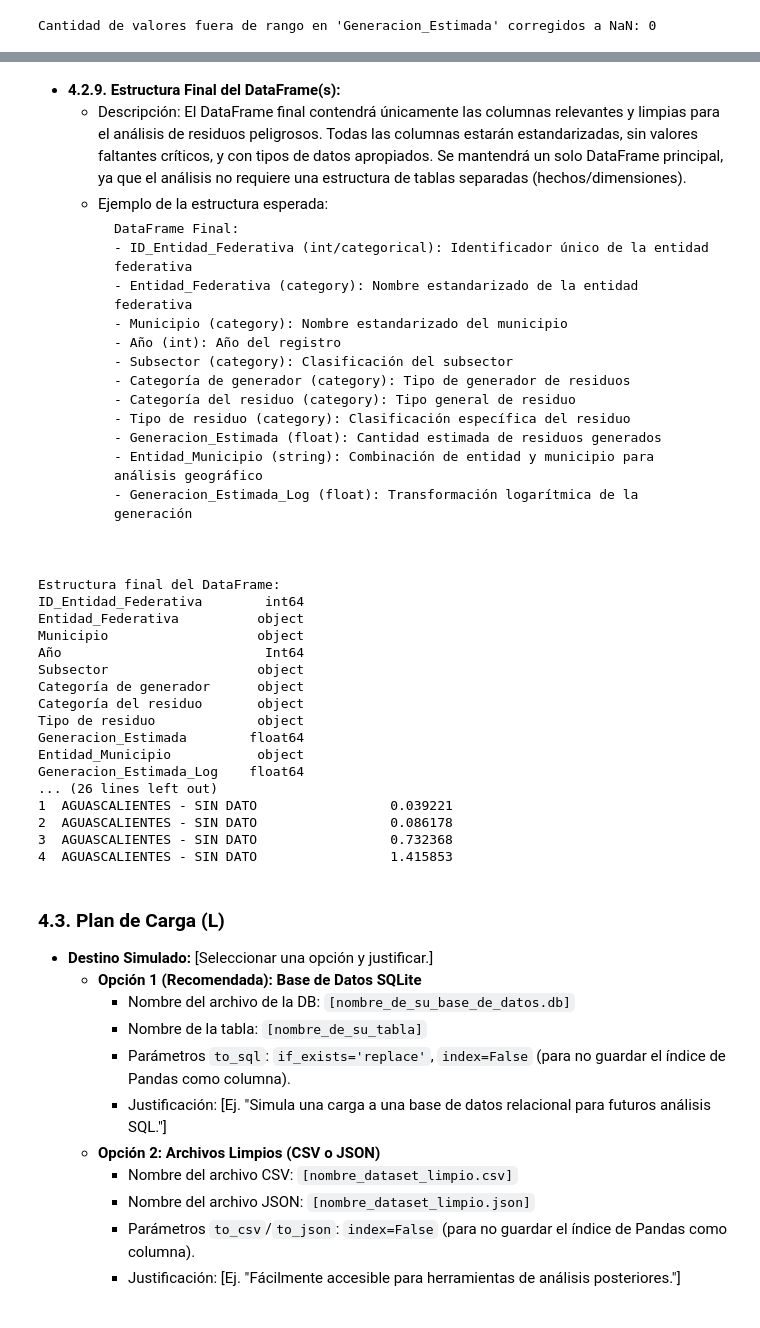
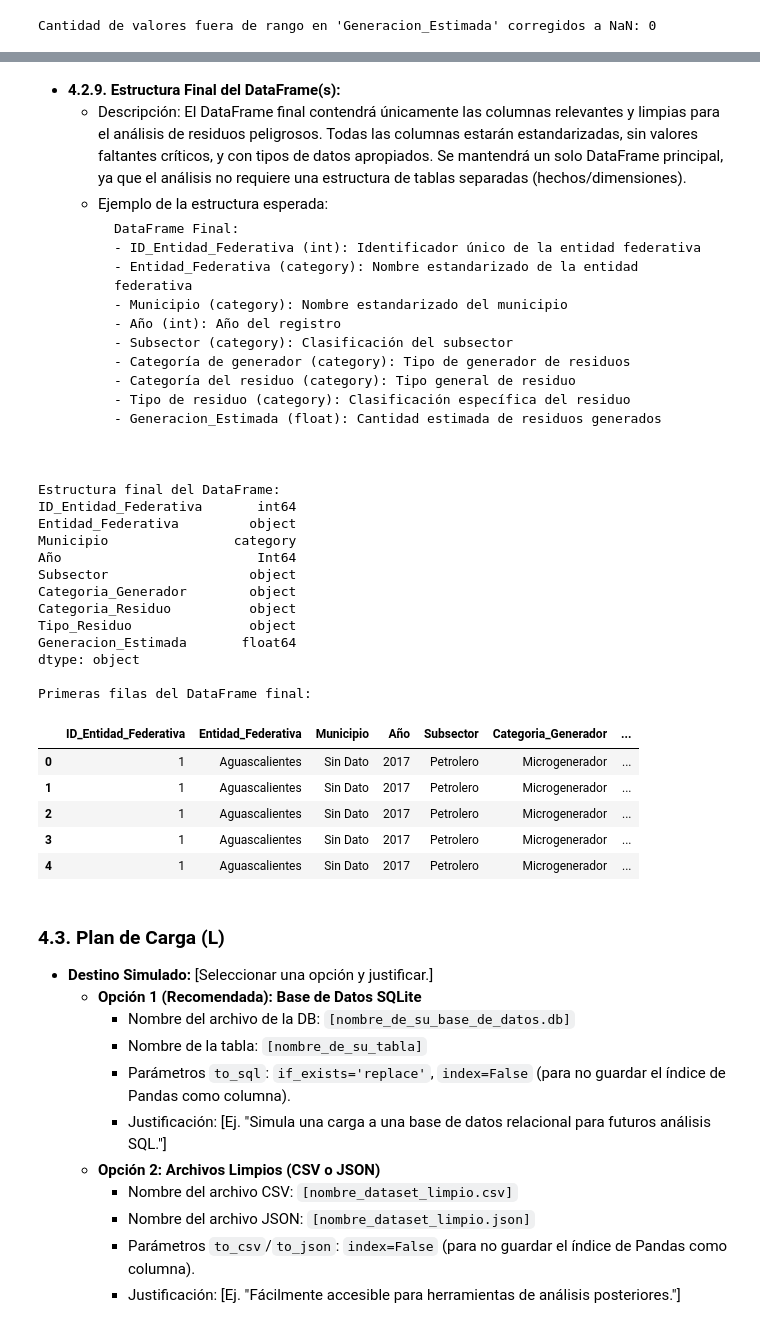
Before and after one commit to JonthanAyala/ETL_ProyectoIntegrador_Tucanes2, a Jupyter notebook: Integradora.ipynb, the cells around one changed output, grey strips where cells are left out. Saved outputs shown, nothing was run; the diff lists cells and outputs as text; code cells hidden in the pictures.

````diff
--- a/Integradora.ipynb
+++ b/Integradora.ipynb
@@ -231,0 +212,3 @@ Esta es la fase más crítica. Aquí detallamos las acciones que se tomarán par
+# %%
+# Crear una copia del DataFrame original para evitar modificarlo directamente
+df_copy = df_original.copy()
@@ -374,11 +356,11 @@ Valores únicos de Entidad_Federativa después de limpieza:
         * Justificación: Similar a la anterior, para no perder información relevante y facilitar el análisis.
 # %%
 # Manejo de valores faltantes
-df_final['Subsector'] = df_final['Subsector'].fillna('DESCONOCIDO')
-df_final['Categoría del residuo'] = df_final['Categoría del residuo'].fillna('NO ESPECIFICADO')
-df_final['Tipo de residuo'] = df_final['Tipo de residuo'].fillna('NO ESPECIFICADO')
+df_copy['Subsector'] = df_copy['Subsector'].fillna('DESCONOCIDO')
+df_copy['Categoria_Residuo'] = df_copy['Categoria_Residuo'].fillna('NO ESPECIFICADO')
+df_copy['Tipo_Residuo'] = df_copy['Tipo_Residuo'].fillna('NO ESPECIFICADO')
 
 print("Valores faltantes por columna después del tratamiento:")
-print(df_final.isnull().sum())
+print(df_copy.isnull().sum())
 # %% [output]
 Valores faltantes por columna después del tratamiento:
@@ -399,16 +381,14 @@ dtype: int64
     * Justificación: Asegurar la unicidad de los registros clave y evitar el sesgo en los análisis por registros repetidos.
 # %%
 # Eliminar duplicados completos
-df_final = df_final.drop_duplicates()
 
-# Eliminar duplicados basados en un subconjunto de columnas clave
-df_final = df_final.drop_duplicates(subset=[
-    'ID_Entidad_Federativa',
-    'Entidad_Federativa',
-    'Municipio',
-    'Año',
-    'Generacion_Estimada'
-])
+suma_duplicados = df_copy.duplicated().sum()
+print("Porcentaje de duplicados exactos")
+porcentaje_duplicados = (suma_duplicados / len(df_original)) * 100
+print(f"{porcentaje_duplicados:.2f}%")
 
-print(f"Total de registros después de eliminar duplicados: {len(df_final)}")
+df_copy = df_copy.drop_duplicates()
+print(f"Total de registros después de eliminar duplicados: {len(df_original)}")
+print(f"Total de registros después de eliminar duplicados: {len(df_copy)}")
+print(f"Duplicados eliminados: {len(df_original)-len(df_copy)}")
 # %% [output]
@@ -421,11 +405,12 @@ Total de registros después de eliminar duplicados: 4918
         * Justificación: Evitar sesgos en los análisis estadísticos y asegurar que los resultados reflejen datos plausibles.
 # %%
 # Validación/corrección de valores atípicos en 'Generacion_Estimada'
-min_val, max_val = 0, 1_000_000  # Ajusta el rango según el contexto real
-fuera_de_rango = (df_final['Generacion_Estimada'] < min_val) | (df_final['Generacion_Estimada'] > max_val)
-df_final.loc[fuera_de_rango, 'Generacion_Estimada'] = np.nan
+min_val, max_val = 0, 1000000  # Ajusta el rango según el contexto real
+fuera_de_rango = (df_copy['Generacion_Estimada'] < min_val) | (df_copy['Generacion_Estimada'] > max_val)
+df_copy.loc[fuera_de_rango, 'Generacion_Estimada'] = np.nan
 
 print("Cantidad de valores fuera de rango en 'Generacion_Estimada' corregidos a NaN:", fuera_de_rango.sum())
+#No hay valores atipicos
 # %% [output]
 Cantidad de valores fuera de rango en 'Generacion_Estimada' corregidos a NaN: 0
 # %% [markdown]
@@ -456,7 +422,7 @@ Nuevas columnas creadas:
     * Ejemplo de la estructura esperada:
         ```
         DataFrame Final:
-        - ID_Entidad_Federativa (int/categorical): Identificador único de la entidad federativa
+        - ID_Entidad_Federativa (int): Identificador único de la entidad federativa
         - Entidad_Federativa (category): Nombre estandarizado de la entidad federativa
         - Municipio (category): Nombre estandarizado del municipio
         - Año (int): Año del registro
@@ -465,32 +431,32 @@ Nuevas columnas creadas:
         - Categoría del residuo (category): Tipo general de residuo
         - Tipo de residuo (category): Clasificación específica del residuo
         - Generacion_Estimada (float): Cantidad estimada de residuos generados
-        - Entidad_Municipio (string): Combinación de entidad y municipio para análisis geográfico
-        - Generacion_Estimada_Log (float): Transformación logarítmica de la generación
 # %%
 
 print("Estructura final del DataFrame:")
-print(df_final.dtypes)
+print(df_copy.dtypes)
 print("\nPrimeras filas del DataFrame final:")
-print(df_final.head())
+df_copy.head()
 # %% [output]
 Estructura final del DataFrame:
-ID_Entidad_Federativa        int64
-Entidad_Federativa          object
-Municipio                   object
-Año                          Int64
-Subsector                   object
-Categoría de generador      object
-Categoría del residuo       object
-Tipo de residuo             object
-Generacion_Estimada        float64
-Entidad_Municipio           object
-Generacion_Estimada_Log    float64
-... (26 lines left out)
-1  AGUASCALIENTES - SIN DATO                 0.039221
-2  AGUASCALIENTES - SIN DATO                 0.086178
-3  AGUASCALIENTES - SIN DATO                 0.732368
-4  AGUASCALIENTES - SIN DATO                 1.415853
+ID_Entidad_Federativa       int64
+Entidad_Federativa         object
+Municipio                category
+Año                         Int64
+Subsector                  object
+Categoria_Generador        object
+Categoria_Residuo          object
+Tipo_Residuo               object
+Generacion_Estimada       float64
+dtype: object
+
+Primeras filas del DataFrame final:
+|  | ID_Entidad_Federativa | Entidad_Federativa | Municipio | Año | Subsector | Categoria_Generador | ... |
+| 0 | 1 | Aguascalientes | Sin Dato | 2017 | Petrolero | Microgenerador | ... |
+| 1 | 1 | Aguascalientes | Sin Dato | 2017 | Petrolero | Microgenerador | ... |
+| 2 | 1 | Aguascalientes | Sin Dato | 2017 | Petrolero | Microgenerador | ... |
+| 3 | 1 | Aguascalientes | Sin Dato | 2017 | Petrolero | Microgenerador | ... |
+| 4 | 1 | Aguascalientes | Sin Dato | 2017 | Petrolero | Microgenerador | ... |
 # %% [markdown]
 ### 4.3. Plan de Carga (L)
 
````
Also changed, not shown: parts of 20 cells of this notebook.
